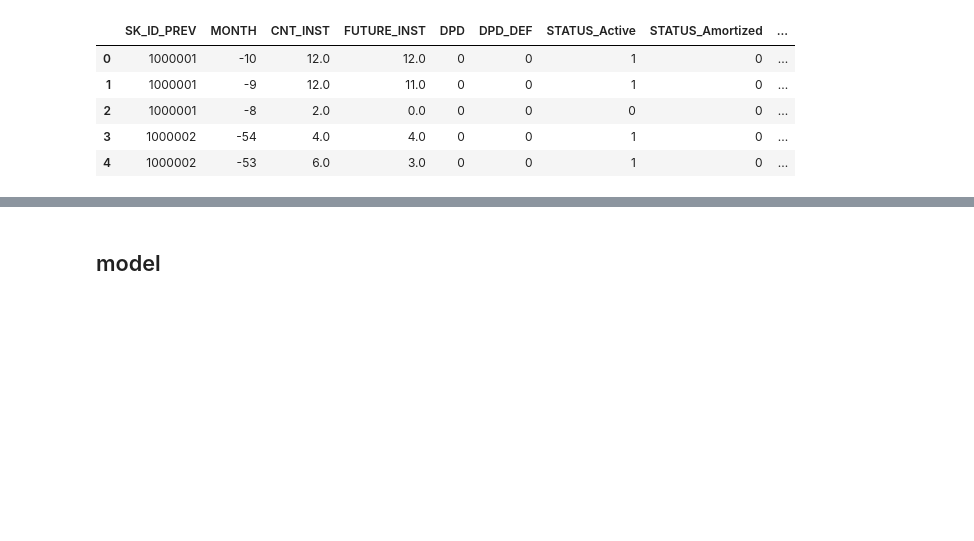
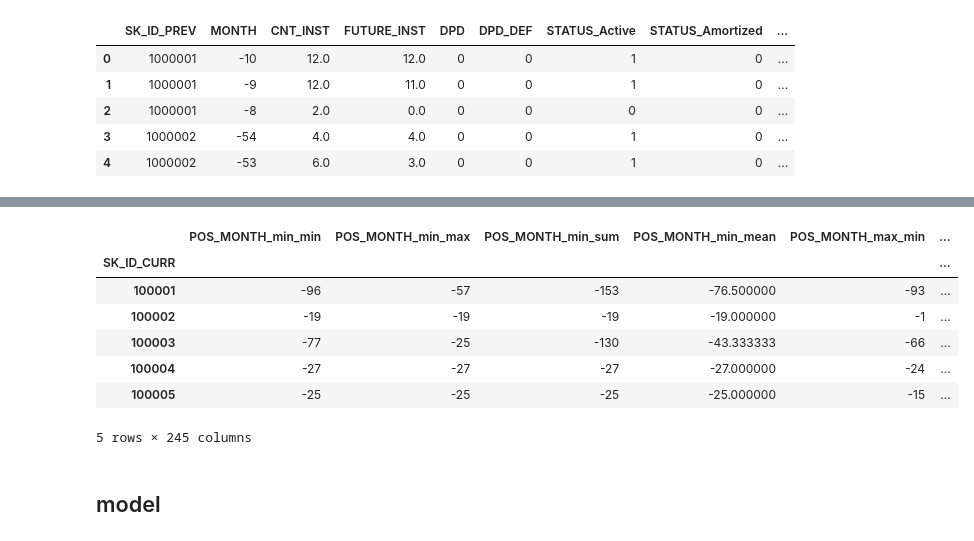
Before and after one commit to jack89roberts/kaggle-home-credit-default-risk, a Jupyter notebook: POS_CASH_balance.ipynb, the cells around one changed output, grey strips where cells are left out. Drawn from its saved outputs; the diff is of its cells as text; code cells hidden in the pictures; blank space fills up the shorter version.

```diff
--- a/POS_CASH_balance.ipynb
+++ b/POS_CASH_balance.ipynb
@@ -127,15 +114,24 @@ cash_grouped.head()
 # %%
 cash_grouped['SK_ID_CURR'] = id_prev_to_curr
 
 cash_idcurr = cash_grouped.groupby('SK_ID_CURR').agg(['min','max','sum','mean'])
-cash_idcurr['INST_CNT'] = id_prev_to_curr.value_counts()
+cash_idcurr['POS_CNT'] = id_prev_to_curr.value_counts()
 
 cash_idcurr.columns = ['_'.join(x) for x in cash_idcurr.columns.values]
 cash_cols = cash_idcurr.columns
 
 del cash_grouped
 
 cash_idcurr.head()
+# %% [output]
+|  | POS_MONTH_min_min | POS_MONTH_min_max | POS_MONTH_min_sum | POS_MONTH_min_mean | POS_MONTH_max_min | ... |
+| SK_ID_CURR |  |  |  |  |  | ... |
+| 100001 | -96 | -57 | -153 | -76.500000 | -93 | ... |
+| 100002 | -19 | -19 | -19 | -19.000000 | -1 | ... |
+| 100003 | -77 | -25 | -130 | -43.333333 | -66 | ... |
+| 100004 | -27 | -27 | -27 | -27.000000 | -24 | ... |
+| 100005 | -25 | -25 | -25 | -25.000000 | -15 | ... |
+5 rows × 245 columns
 # %%
 print('loading train...')
 df_train = pd.read_csv('input/application_train.csv',index_col='SK_ID_CURR')
```
Also changed, not shown: parts of 6 cells of this notebook.
